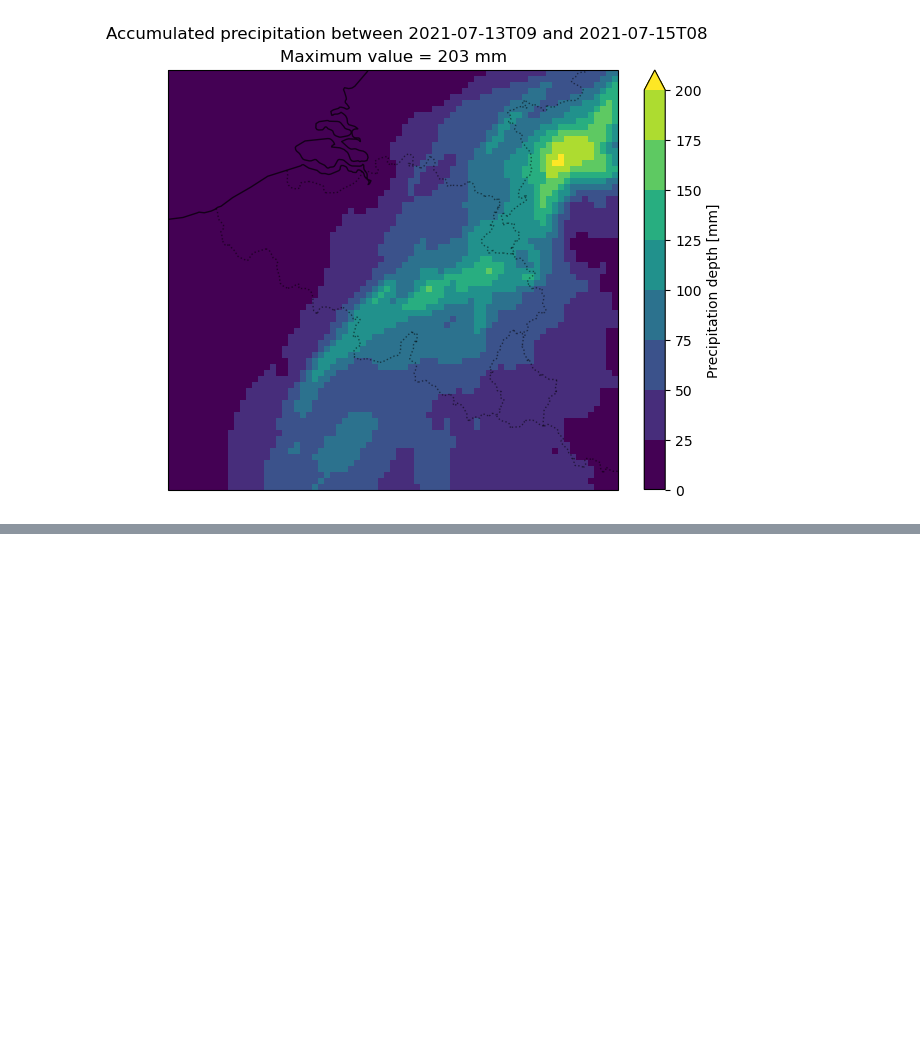
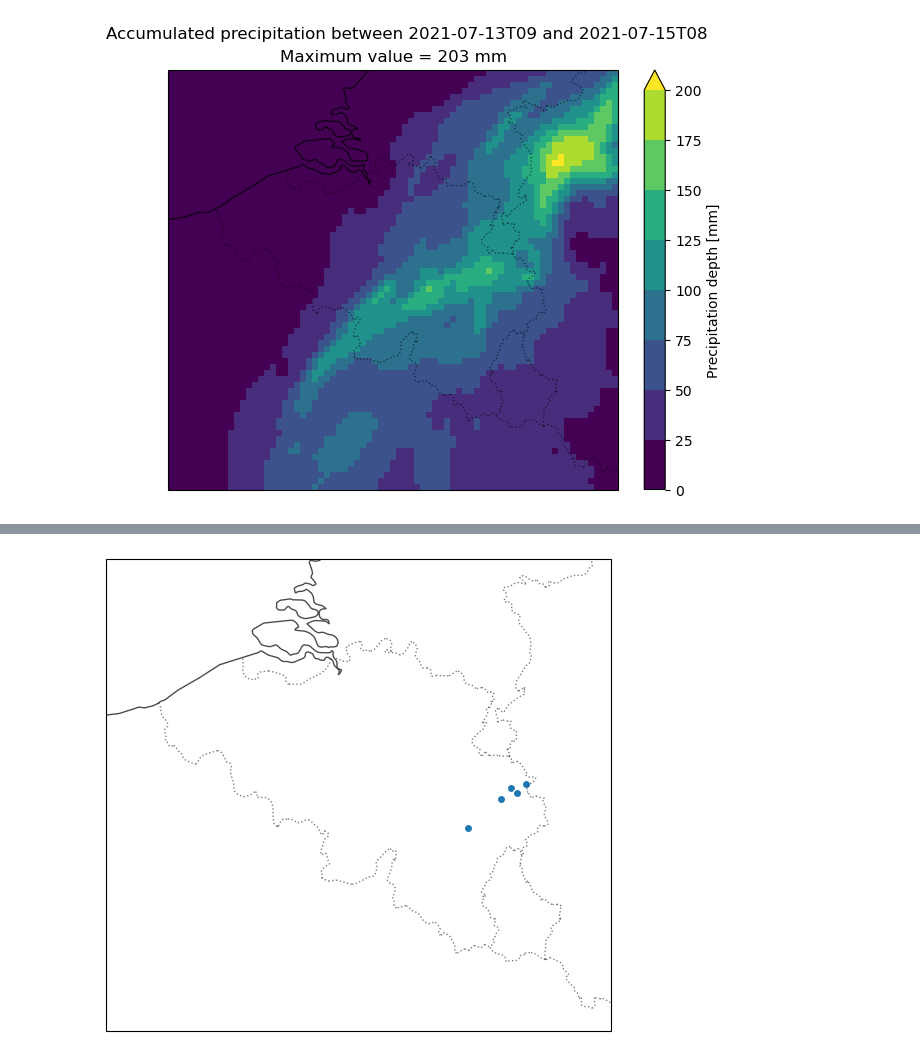
Before and after one commit to wdewettin/AtmCompPhys, a Jupyter notebook: notebooks/explore_Vesder_case_official.ipynb, the cells around one changed output, grey strips where cells are left out. Cells and saved outputs as stored; diff of their text form; code cells hidden in the pictures; blank space fills up the shorter version.

```diff
--- a/notebooks/explore_Vesder_case_official.ipynb
+++ b/notebooks/explore_Vesder_case_official.ipynb
@@ -249,0 +419,13 @@ plt.show()
+# %%
+ds_stations = xr.open_dataset("../data/SETHY_pr_2021-07-12T01_2021-07-17T00.nc", engine="netcdf4", chunks="auto")
+
+fig, ax = plt.subplots(layout="constrained", subplot_kw={"projection": ccrs.PlateCarree()})
+ds_stations.plot.scatter(ax=ax, x="lon", y="lat")
+ax.coastlines(alpha=0.7)
+ax.add_feature(cfeature.BORDERS, alpha=0.5, linestyle="dotted")
+ax.set_aspect(aspect_ratio)
+ax.set_xlim(2, 7)
+ax.set_ylim(49, 52)
+plt.show()
+# %% [output]
+[figure, added]
```
Also changed, not shown: parts of 18 cells of this notebook.
